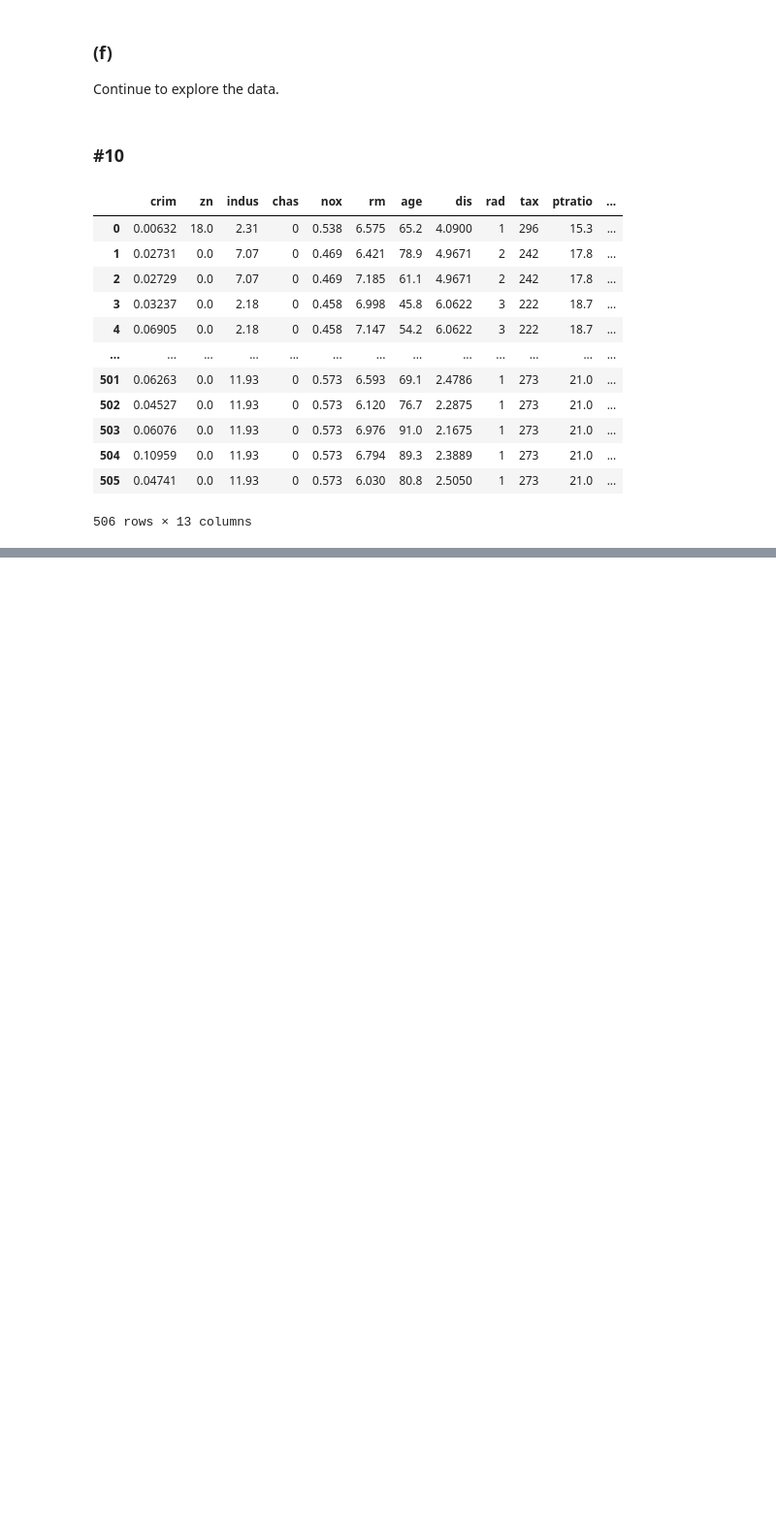
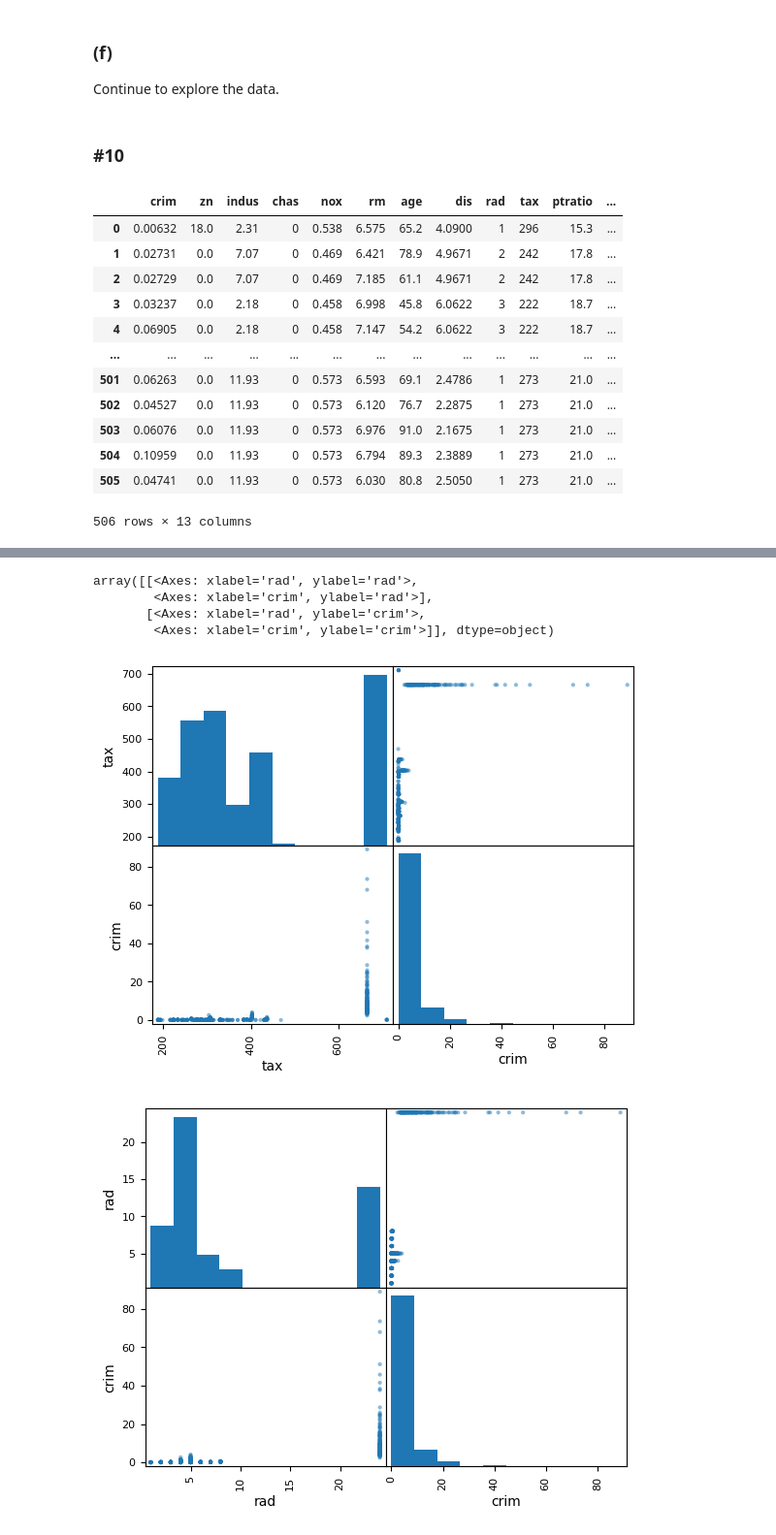
Before and after one commit to jackkrebsbach/stats, a Jupyter notebook: hw/hw1/hw1.ipynb, the cells around one changed output, grey strips where cells are left out. Shown: that part at 97% size. Cells and saved outputs as stored; diff of their text form; code cells hidden in the pictures; blank space fills up the shorter version.

```diff
--- a/hw/hw1/hw1.ipynb
+++ b/hw/hw1/hw1.ipynb
@@ -179,0 +228,10 @@ Boston
+# %%
+pd.plotting.scatter_matrix(Boston[['tax','crim']])
+pd.plotting.scatter_matrix(Boston[['rad', 'crim']])
+# %% [output]
+array([[<Axes: xlabel='rad', ylabel='rad'>,
+        <Axes: xlabel='crim', ylabel='rad'>],
+       [<Axes: xlabel='rad', ylabel='crim'>,
+        <Axes: xlabel='crim', ylabel='crim'>]], dtype=object)
+[figure, added]
+[figure, added]
```
Also changed, not shown: parts of 18 cells of this notebook, 23 other files.
